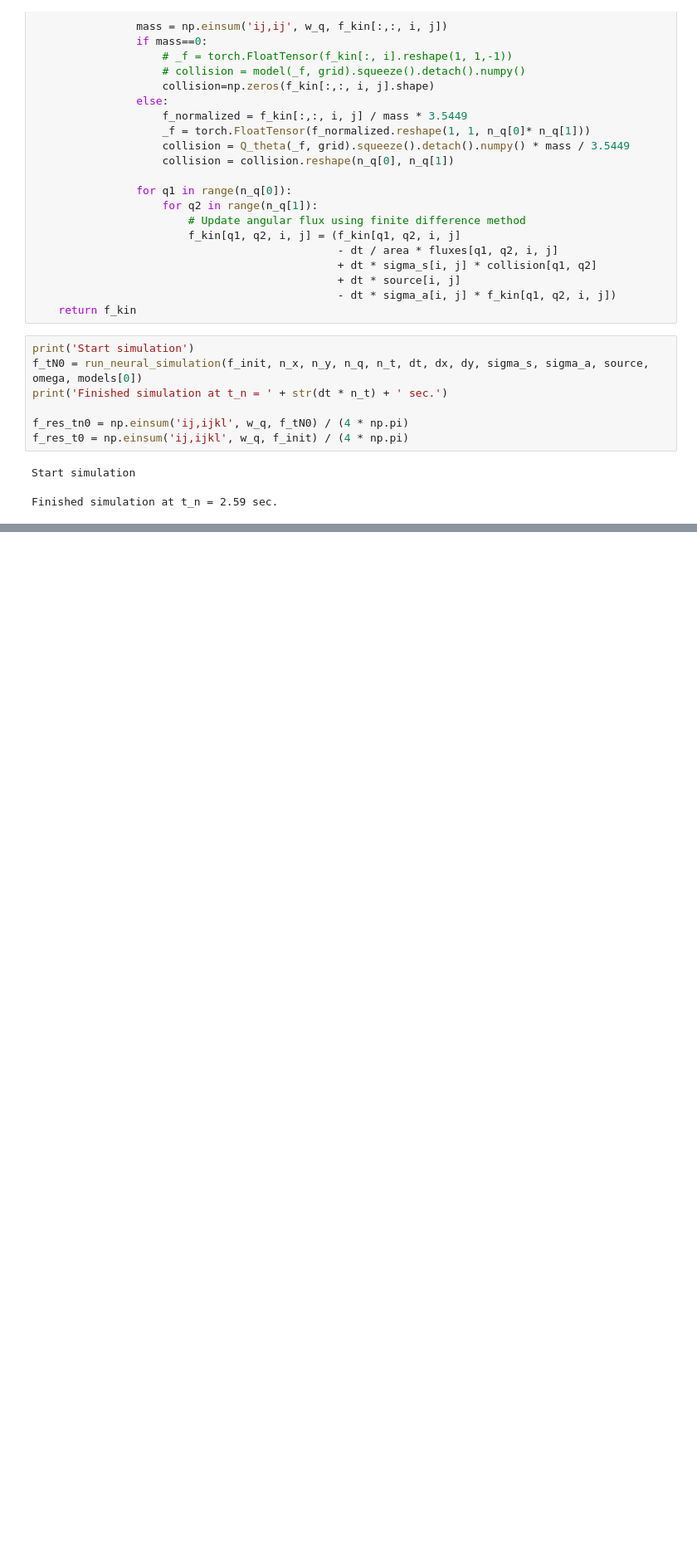
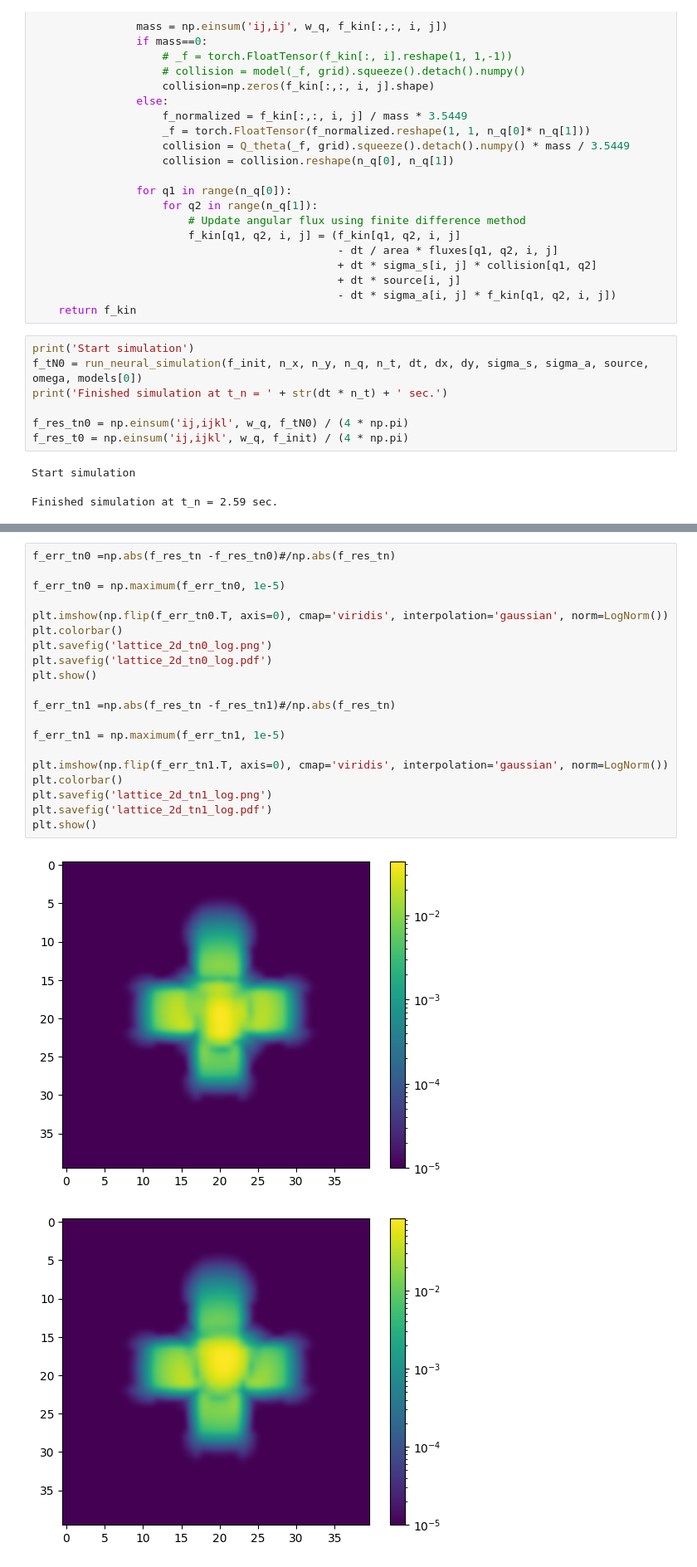
Before and after one commit to ScSteffen/CollisionOperatorLearning, a Jupyter notebook: simulation_study2d.ipynb, the cells around one changed output, grey strips where cells are left out. Shown at 83% size. Drawn from its saved outputs; the diff is of its cells as text; blank space fills up the shorter version.

```diff
--- a/simulation_study2d.ipynb
+++ b/simulation_study2d.ipynb
@@ -306,0 +307,23 @@ plt.show()
+# %%
+f_err_tn0 =np.abs(f_res_tn -f_res_tn0)#/np.abs(f_res_tn)
+
+f_err_tn0 = np.maximum(f_err_tn0, 1e-5)
+
+plt.imshow(np.flip(f_err_tn0.T, axis=0), cmap='viridis', interpolation='gaussian', norm=LogNorm())
+plt.colorbar()
+plt.savefig('lattice_2d_tn0_log.png')
+plt.savefig('lattice_2d_tn0_log.pdf')
+plt.show()
+
+f_err_tn1 =np.abs(f_res_tn -f_res_tn1)#/np.abs(f_res_tn)
+
+f_err_tn1 = np.maximum(f_err_tn1, 1e-5)
+
+plt.imshow(np.flip(f_err_tn1.T, axis=0), cmap='viridis', interpolation='gaussian', norm=LogNorm())
+plt.colorbar()
+plt.savefig('lattice_2d_tn1_log.png')
+plt.savefig('lattice_2d_tn1_log.pdf')
+plt.show()
+# %% [output]
+[figure, added]
+[figure, added]
```
Also changed, not shown: parts of 4 cells of this notebook.
